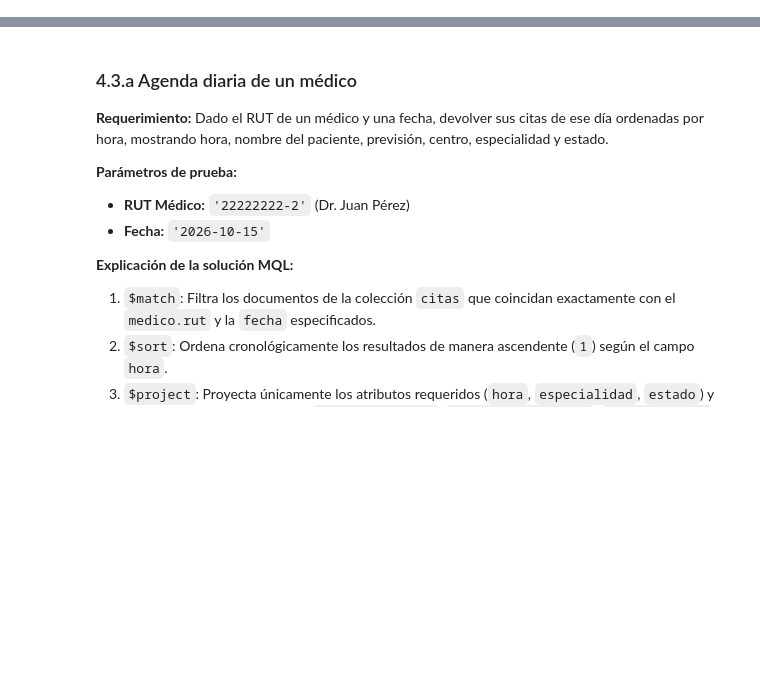
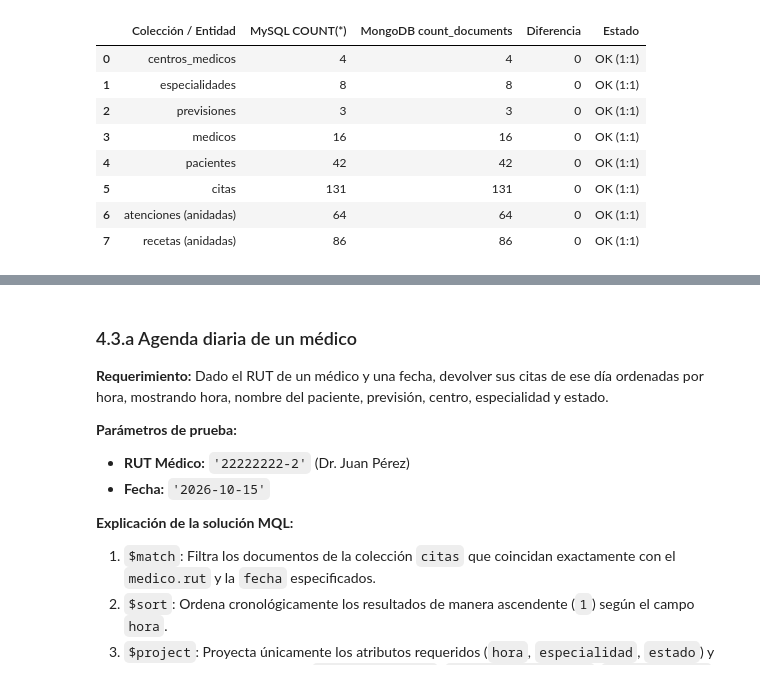
Before and after one commit to re7490/CASO_BDD, a Jupyter notebook: pymongo_2024736256_2024736418.ipynb, the cells around one changed output, grey strips where cells are left out. Saved outputs shown, nothing was run; the diff lists cells and outputs as text; code cells hidden in the pictures; blank space fills up the shorter version.

```diff
--- a/pymongo_2024736256_2024736418.ipynb
+++ b/pymongo_2024736256_2024736418.ipynb
@@ -1,3 +6,93 @@
+# %%
+import mysql.connector
+import pandas as pd
+
+# Conexión a la base de datos origen en MySQL
+mysql_conn = mysql.connector.connect(
+    host="127.0.0.1",
+    user="root",
+    password="tu_nueva_clave",
+    database="saludusm"
+)
+cursor = mysql_conn.cursor(dictionary=True)
+
+def get_mysql_count(tabla):
+    cursor.execute(f"SELECT COUNT(*) AS total FROM {tabla}")
+    return cursor.fetchone()["total"]
+
+# Conteo de entidades anidadas en MongoDB (atenciones y recetas dentro de citas)
+atenciones_mongo = db.citas.count_documents({"atencion": {"$exists": True}})
+
+pipeline_recetas = [
+    {"$match": {"atencion.recetas": {"$exists": True}}},
+    {"$unwind": "$atencion.recetas"},
+    {"$count": "total"}
+]
+res_recetas = list(db.citas.aggregate(pipeline_recetas))
+recetas_mongo = res_recetas[0]["total"] if res_recetas else 0
+
+# Tabla comparativa
+evidencia_migracion = [
+    {
+        "Colección / Entidad": "centros_medicos",
+        "MySQL COUNT(*)": get_mysql_count("centro_medico"),
+        "MongoDB count_documents": db.centros_medicos.count_documents({}),
+    },
+    {
+        "Colección / Entidad": "especialidades",
+        "MySQL COUNT(*)": get_mysql_count("especialidad"),
+        "MongoDB count_documents": db.especialidades.count_documents({}),
+    },
+    {
+        "Colección / Entidad": "previsiones",
+        "MySQL COUNT(*)": get_mysql_count("prevision"),
+        "MongoDB count_documents": db.previsiones.count_documents({}),
+    },
+    {
+        "Colección / Entidad": "medicos",
+        "MySQL COUNT(*)": get_mysql_count("medico"),
+        "MongoDB count_documents": db.medicos.count_documents({}),
+    },
+    {
+        "Colección / Entidad": "pacientes",
+        "MySQL COUNT(*)": get_mysql_count("paciente"),
+        "MongoDB count_documents": db.pacientes.count_documents({}),
+    },
+    {
+        "Colección / Entidad": "citas",
+        "MySQL COUNT(*)": get_mysql_count("cita_medica"),
+        "MongoDB count_documents": db.citas.count_documents({}),
+    },
+    {
+        "Colección / Entidad": "atenciones (anidadas)",
+        "MySQL COUNT(*)": get_mysql_count("atencion"),
+        "MongoDB count_documents": atenciones_mongo,
+    },
+    {
+        "Colección / Entidad": "recetas (anidadas)",
+        "MySQL COUNT(*)": get_mysql_count("receta"),
+        "MongoDB count_documents": recetas_mongo,
+    }
+]
+
+cursor.close()
+mysql_conn.close()
+
+df_migracion = pd.DataFrame(evidencia_migracion)
+df_migracion["Diferencia"] = df_migracion["MySQL COUNT(*)"] - df_migracion["MongoDB count_documents"]
+df_migracion["Estado"] = df_migracion["Diferencia"].apply(lambda d: "OK (1:1)" if d == 0 else "ERROR")
+
+display(df_migracion)
+# %% [output]
+|  | Colección / Entidad | MySQL COUNT(*) | MongoDB count_documents | Diferencia | Estado |
+| 0 | centros_medicos | 4 | 4 | 0 | OK (1:1) |
+| 1 | especialidades | 8 | 8 | 0 | OK (1:1) |
+| 2 | previsiones | 3 | 3 | 0 | OK (1:1) |
+| 3 | medicos | 16 | 16 | 0 | OK (1:1) |
+| 4 | pacientes | 42 | 42 | 0 | OK (1:1) |
+| 5 | citas | 131 | 131 | 0 | OK (1:1) |
+| 6 | atenciones (anidadas) | 64 | 64 | 0 | OK (1:1) |
+| 7 | recetas (anidadas) | 86 | 86 | 0 | OK (1:1) |
 # %%
 from pymongo import MongoClient
 from pprint import pprint
```
Also changed, not shown: parts of 14 cells of this notebook.
